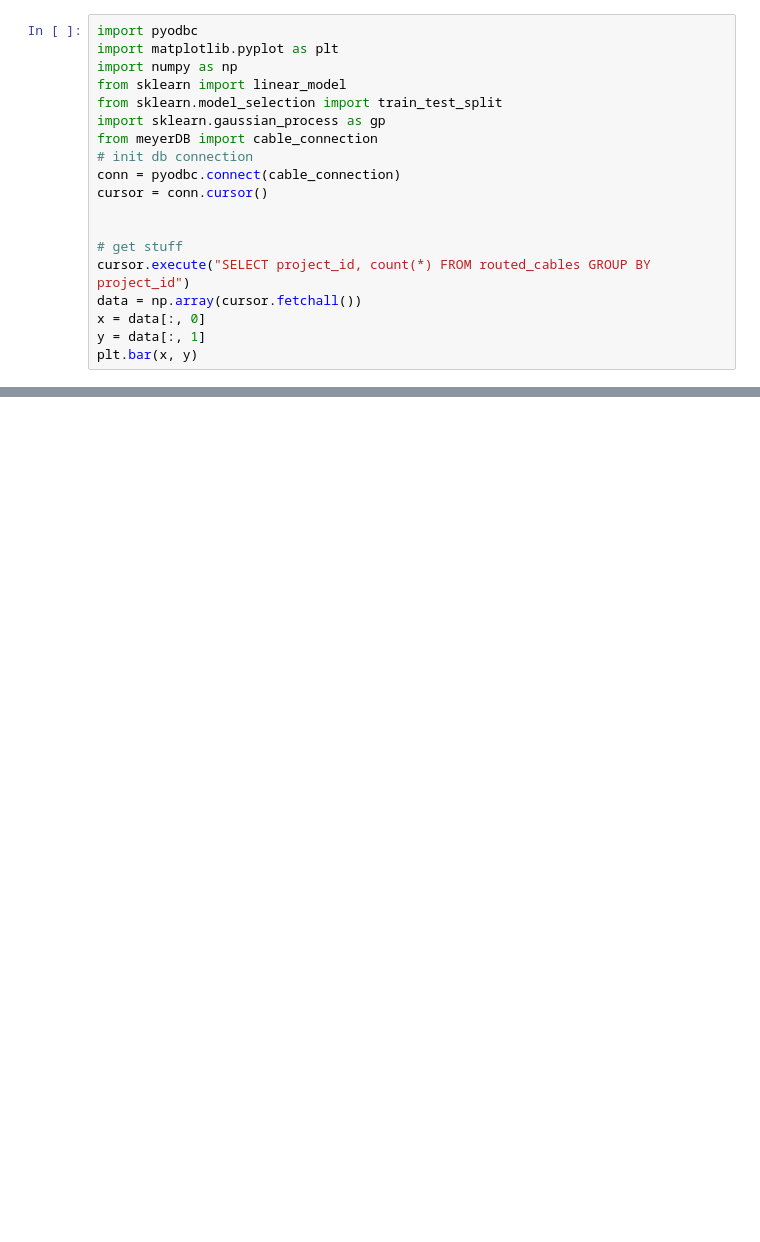
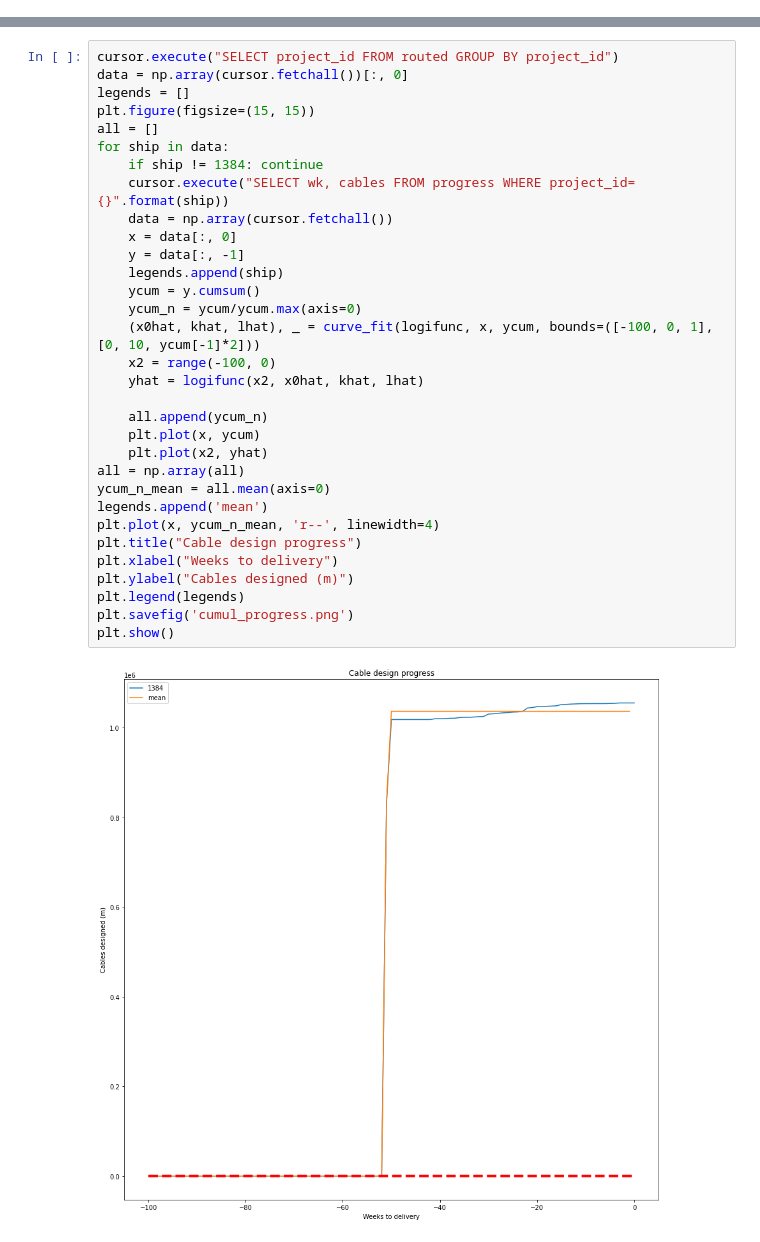
Before and after one commit to Miikkasna/cablepredictions, a Jupyter notebook: jupyter test.ipynb, the cells around one changed output, grey strips where cells are left out. Saved outputs shown, nothing was run; the diff lists cells and outputs as text; blank space fills up the shorter version.

Commit message:
dynamic average curve fitting testing

```diff
--- a/jupyter test.ipynb
+++ b/jupyter test.ipynb
@@ -1,19 +0,0 @@
-# %%
-import pyodbc
-import matplotlib.pyplot as plt
-import numpy as np
-from sklearn import linear_model
-from sklearn.model_selection import train_test_split
-import sklearn.gaussian_process as gp
-from meyerDB import cable_connection
-# init db connection
-conn = pyodbc.connect(cable_connection)
-cursor = conn.cursor()
-
-
-# get stuff
-cursor.execute("SELECT project_id, count(*) FROM routed_cables GROUP BY project_id")
-data = np.array(cursor.fetchall())
-x = data[:, 0]
-y = data[:, 1]
-plt.bar(x, y)
@@ -22,0 +47,34 @@ plt.bar(x, y)
+# %%
+cursor.execute("SELECT project_id FROM routed GROUP BY project_id")
+data = np.array(cursor.fetchall())[:, 0]
+legends = []
+plt.figure(figsize=(15, 15))
+all = []
+for ship in data:
+    if ship != 1384: continue
+    cursor.execute("SELECT wk, cables FROM progress WHERE project_id={}".format(ship))
+    data = np.array(cursor.fetchall())
+    x = data[:, 0]
+    y = data[:, -1]
+    legends.append(ship)
+    ycum = y.cumsum()
+    ycum_n = ycum/ycum.max(axis=0)
+    (x0hat, khat, lhat), _ = curve_fit(logifunc, x, ycum, bounds=([-100, 0, 1], [0, 10, ycum[-1]*2]))
+    x2 = range(-100, 0)
+    yhat = logifunc(x2, x0hat, khat, lhat)
+
+    all.append(ycum_n)
+    plt.plot(x, ycum)
+    plt.plot(x2, yhat)
+all = np.array(all)
+ycum_n_mean = all.mean(axis=0)
+legends.append('mean')
+plt.plot(x, ycum_n_mean, 'r--', linewidth=4)
+plt.title("Cable design progress")
+plt.xlabel("Weeks to delivery")
+plt.ylabel("Cables designed (m)")
+plt.legend(legends)
+plt.savefig('cumul_progress.png')
+plt.show()
+# %% [output]
+[figure, added]
```
Also changed, not shown: parts of 4 cells of this notebook, 3 other files.
